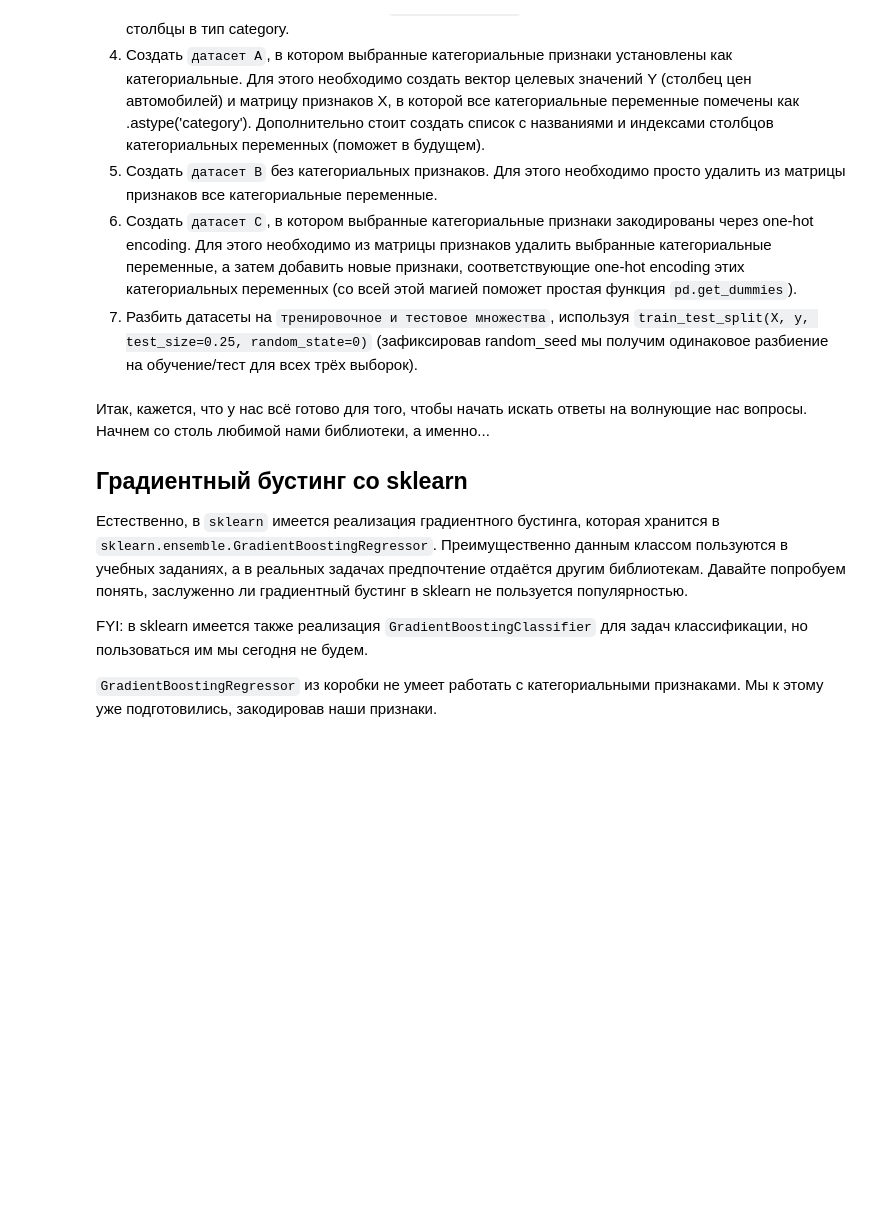
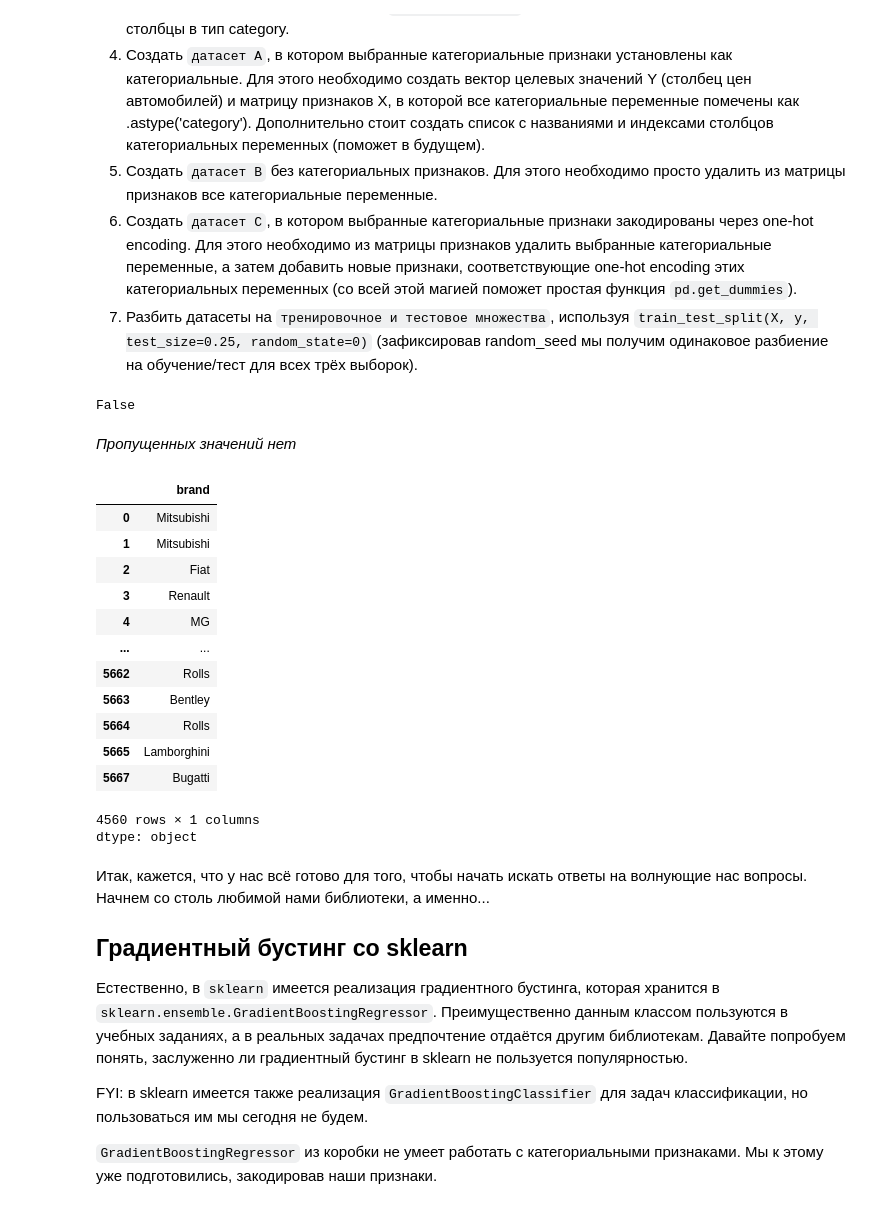
Before and after one commit to vrodealyona/ML2025, a Jupyter notebook: [Base]_Boosting_part1.ipynb, the cells around one changed output. Saved outputs shown, nothing was run; the diff lists cells and outputs as text; code cells hidden in the pictures; blank space fills up the shorter version.

```diff
--- a/[Base]_Boosting_part1.ipynb
+++ b/[Base]_Boosting_part1.ipynb
@@ -173,3 +203,28 @@ df.head()
 datasets = {'A' : None, 'B': None, 'C': None}
 
 # your code here
+#1
+df.isna().sum().any()
+# %% [output]
+False
+# %% [markdown]
+*Пропущенных значений нет*
+# %%
+#2
+df['brand'] = df['name'].str.split().str[0]
+df.brand
+# %% [output]
+|  | brand |
+| 0 | Mitsubishi |
+| 1 | Mitsubishi |
+| 2 | Fiat |
+| 3 | Renault |
+| 4 | MG |
+| ... | ... |
+| 5662 | Rolls |
+| 5663 | Bentley |
+| 5664 | Rolls |
+| 5665 | Lamborghini |
+| 5667 | Bugatti |
+4560 rows × 1 columns
+dtype: object
```
Also changed, not shown: parts of 24 cells of this notebook.
